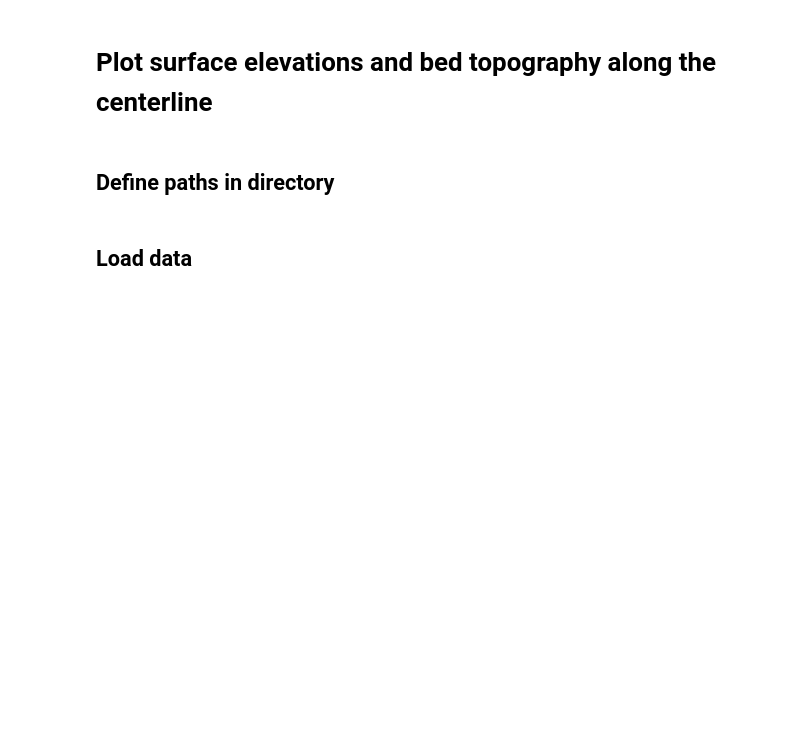
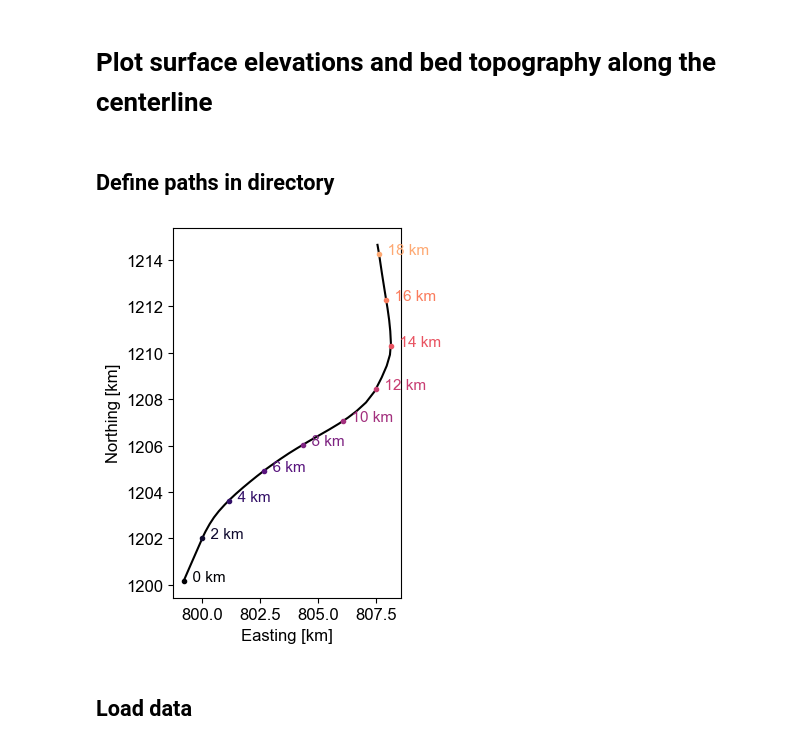
Before and after one commit to pohlan/Hubbard2024, a Jupyter notebook: make_paper_figures/surface_thickness_strength.ipynb, the cells around one changed output. Drawn from its saved outputs; the diff is of its cells as text; code cells hidden in the pictures; blank space fills up the shorter version.

```diff
--- a/make_paper_figures/surface_thickness_strength.ipynb
+++ b/make_paper_figures/surface_thickness_strength.ipynb
@@ -17,3 +24,73 @@ import rasterio
 # %% [markdown]
 ## Define paths in directory
+# %%
+center_file = os.path.join(data_path, './data/flowline_5.csv')
+
+def create_distance_vector(line):
+    x, y = line.coords.xy[0], line.coords.xy[1]
+    line_dist = np.zeros(len(line.coords.xy[0]))
+    for i in range(1, len(line.coords.xy[0])):
+        line_dist[i] = np.sqrt((x[i]-x[i-1])**2 + (y[i]-y[i-1])**2) + line_dist[i-1]
+    return line_dist
+
+def resample_linestring(line, distance=2):
+    # create initial distance vector
+    line_dist = create_distance_vector(line)
+
+    # create new line distance vector
+    new_line_dist = np.arange(0, np.nanmax(line_dist), step=distance)
+
+    # grab x and y coordinates
+    x, y = line.coords.xy
+
+    # interpolate coordinates on new distance vector
+    new_x = np.interp(new_line_dist, line_dist, x)
+    new_y = np.interp(new_line_dist, line_dist, y)
+
+    # save as linestring
+    new_coords = list(zip(new_x, new_y))
+    new_line = LineString(new_coords)
+
+    return new_line, new_line_dist
+
+# --- Load centerline ---
+center_df = pd.read_csv(center_file)
+# FLIP to start at the terminus
+center_df = center_df[::-1].reset_index(drop=True)
+# convert to geopandas.GeoDataFrame with CRS
+center_df["geometry"] = [Point(xy) for xy in list(zip(center_df[["x", "y"]].values))]
+center_gdf = gpd.GeoDataFrame(center_df, geometry="geometry", crs="EPSG:3413")
+# reproject to Alaska Albers
+center_gdf = center_gdf.to_crs("EPSG:3338")
+# extract line
+center = LineString(center_gdf["geometry"].values)
+
+# --- Resample ---
+center_resamp, cl_dist = resample_linestring(center)
+
+# --- Plot ---
+fig, ax = plt.subplots()
+
+x_resamp, y_resamp = center_resamp.coords.xy
+ax.plot(np.array(x_resamp)/1e3, np.array(y_resamp)/1e3, '-k')
+# plot distance labels
+dist_vector = np.arange(0, np.max(cl_dist), step=2e3)
+x_km = np.interp(dist_vector, cl_dist, x_resamp)
+y_km = np.interp(dist_vector, cl_dist, y_resamp)
+colors = plt.cm.magma(np.linspace(0, 1, len(dist_vector)+2))
+for i, (x, y, d) in enumerate(zip(x_km, y_km, dist_vector)):
+    ax.plot(x/1e3, y/1e3, '.', color=colors[i])
+    ax.text(
+        x/1e3, y/1e3,
+        f"  {int(d/1e3)} km",
+        color=colors[i],
+        fontsize=11
+    )
+
+ax.set_aspect('equal')
+ax.set_xlabel('Easting [km]')
+ax.set_ylabel('Northing [km]')
+plt.show()
+# %% [output]
+[figure, added]
 # %%
```
Also changed, not shown: parts of 8 cells of this notebook, 1 other file.
